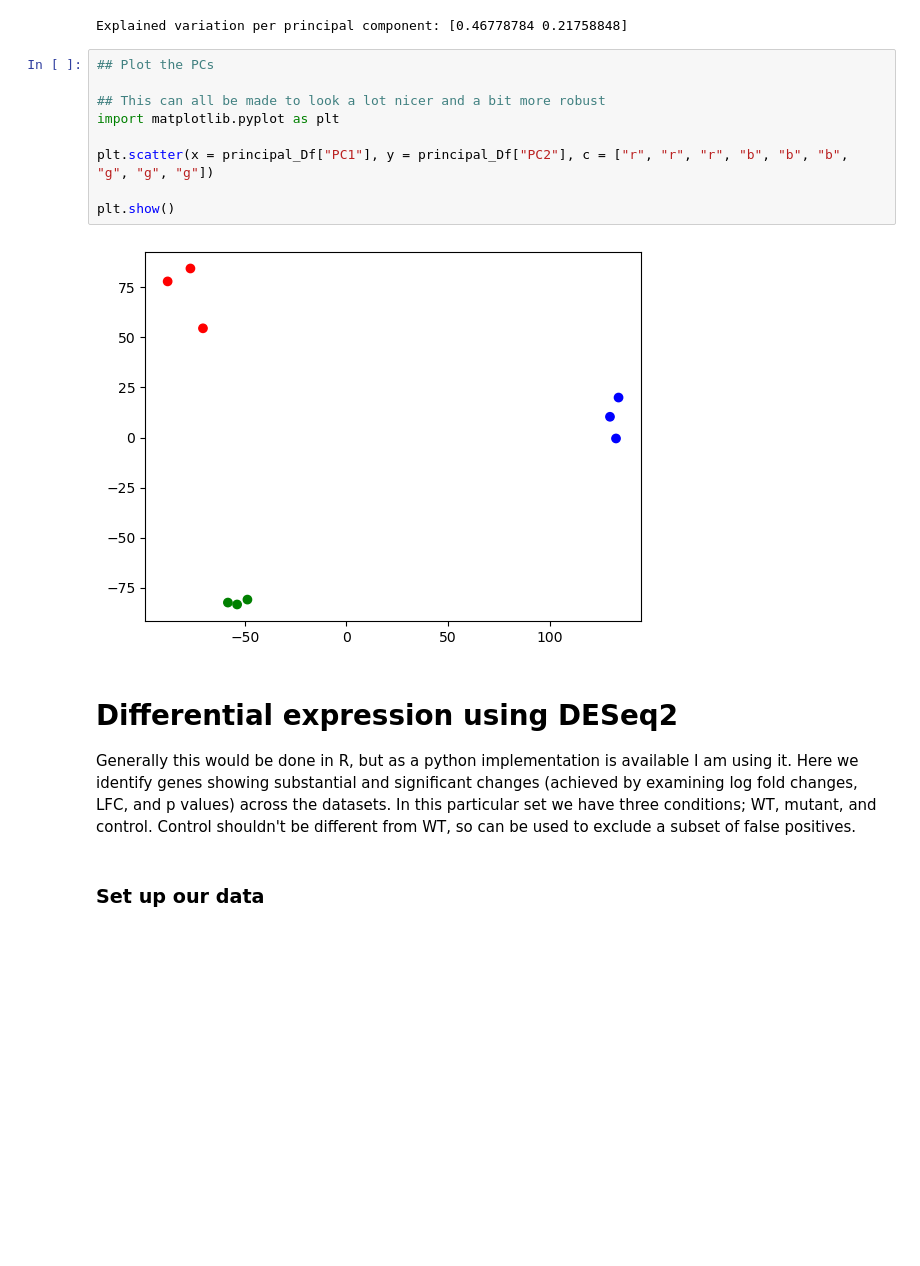
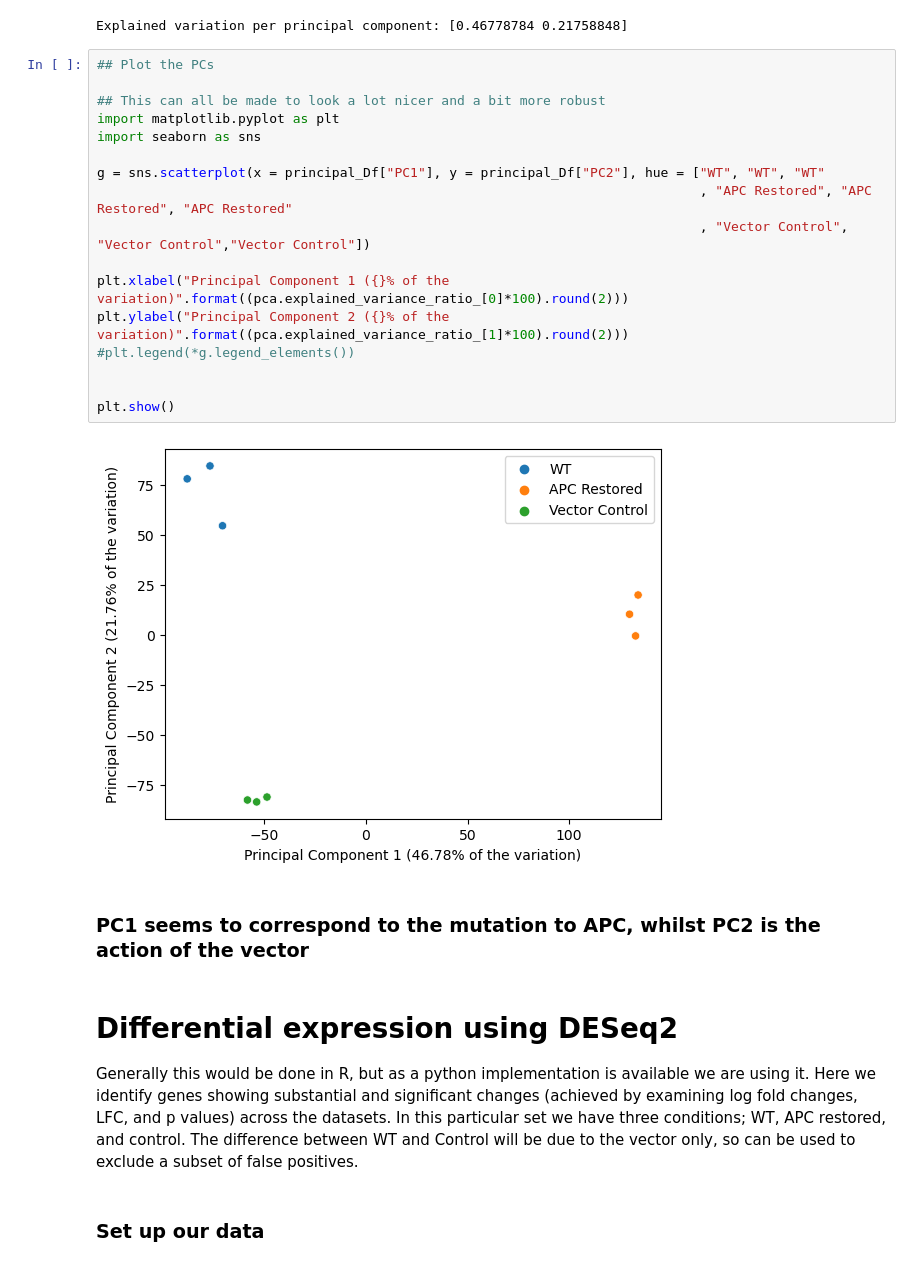
Before and after one commit to shorthouse-lab/Dynamic_modelling_getting_started, a Jupyter notebook: APC_mutation.ipynb, the cells around one changed output. Drawn from its saved outputs; the diff is of its cells as text; blank space fills up the shorter version.

```diff
--- a/APC_mutation.ipynb
+++ b/APC_mutation.ipynb
@@ -130,18 +133,28 @@ Explained variation per principal component: [0.46778784 0.21758848]
 # %%
 ## Plot the PCs
 
 ## This can all be made to look a lot nicer and a bit more robust
 import matplotlib.pyplot as plt
+import seaborn as sns
 
-plt.scatter(x = principal_Df["PC1"], y = principal_Df["PC2"], c = ["r", "r", "r", "b", "b", "b", "g", "g", "g"])
+g = sns.scatterplot(x = principal_Df["PC1"], y = principal_Df["PC2"], hue = ["WT", "WT", "WT"
+                                                                             , "APC Restored", "APC Restored", "APC Restored"
+                                                                             , "Vector Control", "Vector Control","Vector Control"])
+
+plt.xlabel("Principal Component 1 ({}% of the variation)".format((pca.explained_variance_ratio_[0]*100).round(2)))
+plt.ylabel("Principal Component 2 ({}% of the variation)".format((pca.explained_variance_ratio_[1]*100).round(2)))
+#plt.legend(*g.legend_elements())
+
 
 plt.show()
 # %% [output]
-[figure, old version]
+[figure, new version]
+# %% [markdown]
+### PC1 seems to correspond to the mutation to APC, whilst PC2 is the action of the vector
 # %% [markdown]
 # Differential expression using DESeq2
 
-Generally this would be done in R, but as a python implementation is available I am using it. Here we identify genes showing substantial and significant changes (achieved by examining log fold changes, LFC, and p values) across the datasets. In this particular set we have three conditions; WT, mutant, and control. Control shouldn't be different from WT, so can be used to exclude a subset of false positives.
+Generally this would be done in R, but as a python implementation is available we are using it. Here we identify genes showing substantial and significant changes (achieved by examining log fold changes, LFC, and p values) across the datasets. In this particular set we have three conditions; WT, APC restored, and control. The difference between WT and Control will be due to the vector only, so can be used to exclude a subset of false positives.
 # %% [markdown]
 ### Set up our data
 # %%
```
Also changed, not shown: parts of 45 cells of this notebook, 2 other files.
